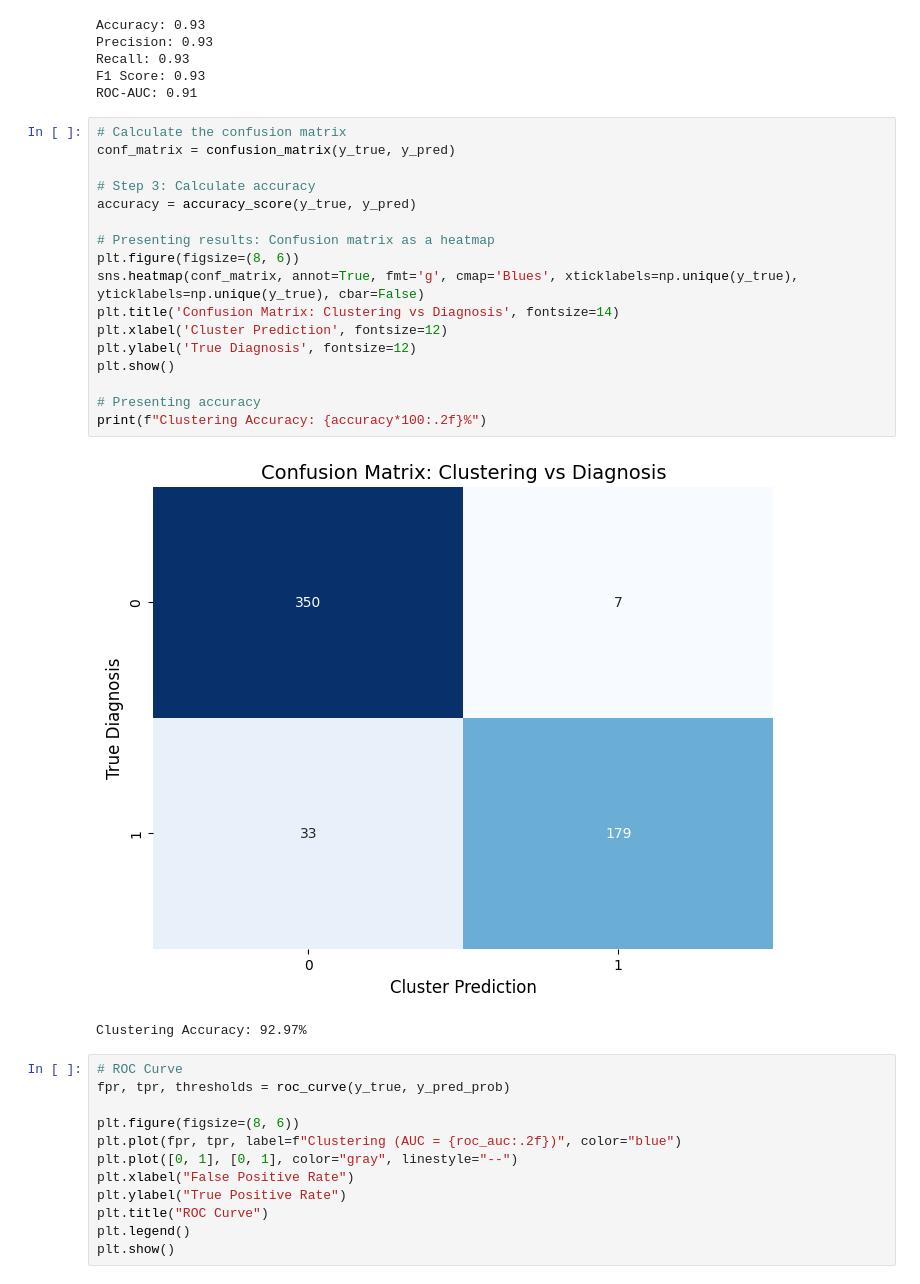
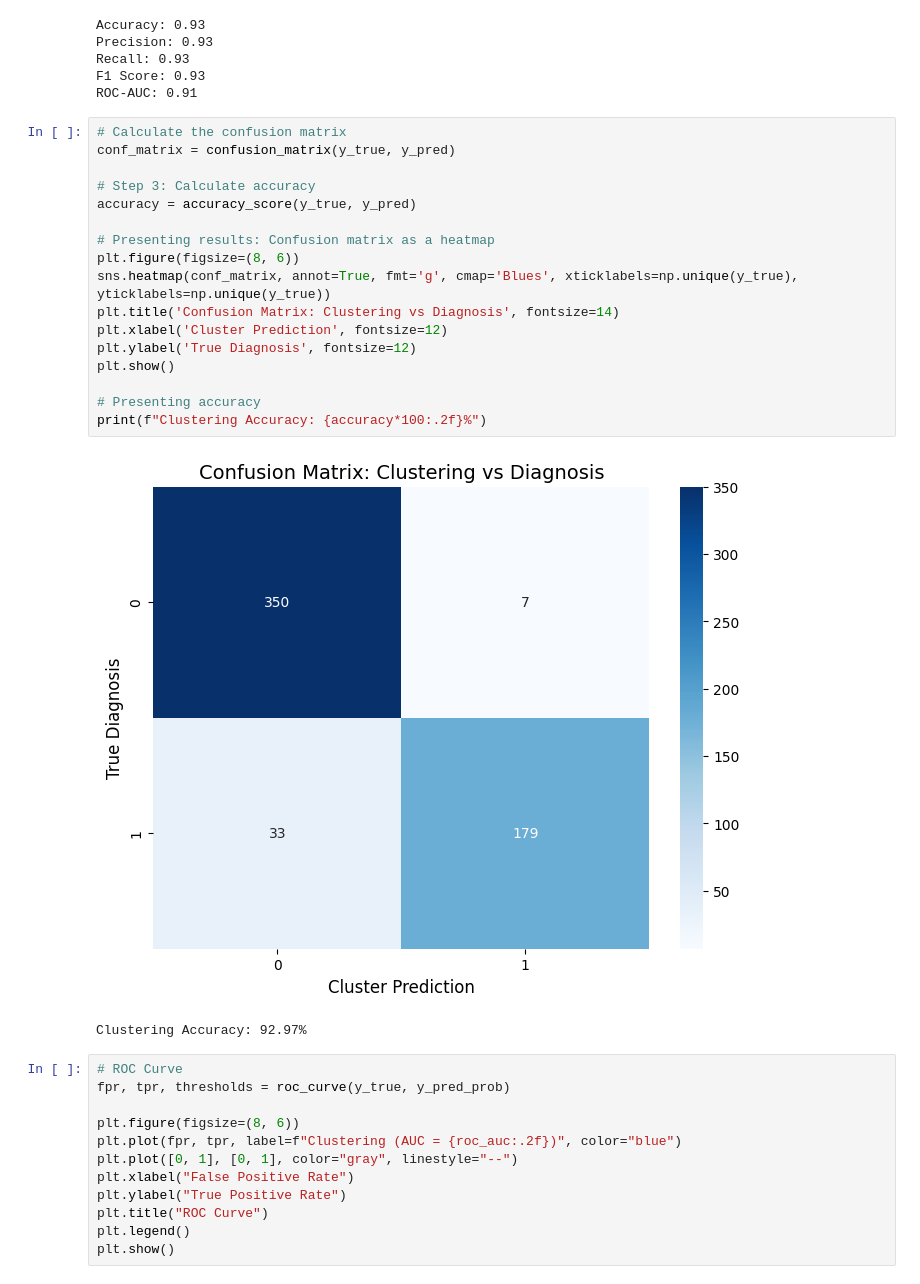
Before and after one commit to mateopereze/ml-tumor-diagnosis, a Jupyter notebook: unsupervised/01_pca_clustering.ipynb, the cells around one changed output. Drawn from its saved outputs; the diff is of its cells as text.

```diff
--- a/unsupervised/pca_clustering.ipynb
+++ b/unsupervised/01_pca_clustering.ipynb
@@ -486,22 +486,22 @@ ROC-AUC: 0.91
 # %%
 # Calculate the confusion matrix
 conf_matrix = confusion_matrix(y_true, y_pred)
 
 # Step 3: Calculate accuracy
 accuracy = accuracy_score(y_true, y_pred)
 
 # Presenting results: Confusion matrix as a heatmap
 plt.figure(figsize=(8, 6))
-sns.heatmap(conf_matrix, annot=True, fmt='g', cmap='Blues', xticklabels=np.unique(y_true), yticklabels=np.unique(y_true), cbar=False)
+sns.heatmap(conf_matrix, annot=True, fmt='g', cmap='Blues', xticklabels=np.unique(y_true), yticklabels=np.unique(y_true))
 plt.title('Confusion Matrix: Clustering vs Diagnosis', fontsize=14)
 plt.xlabel('Cluster Prediction', fontsize=12)
 plt.ylabel('True Diagnosis', fontsize=12)
 plt.show()
 
 # Presenting accuracy
 print(f"Clustering Accuracy: {accuracy*100:.2f}%")
 # %% [output]
-[figure, old version]
+[figure, new version]
 Clustering Accuracy: 92.97%
 # %%
 # ROC Curve
```
Also changed, not shown: 3 other files.
